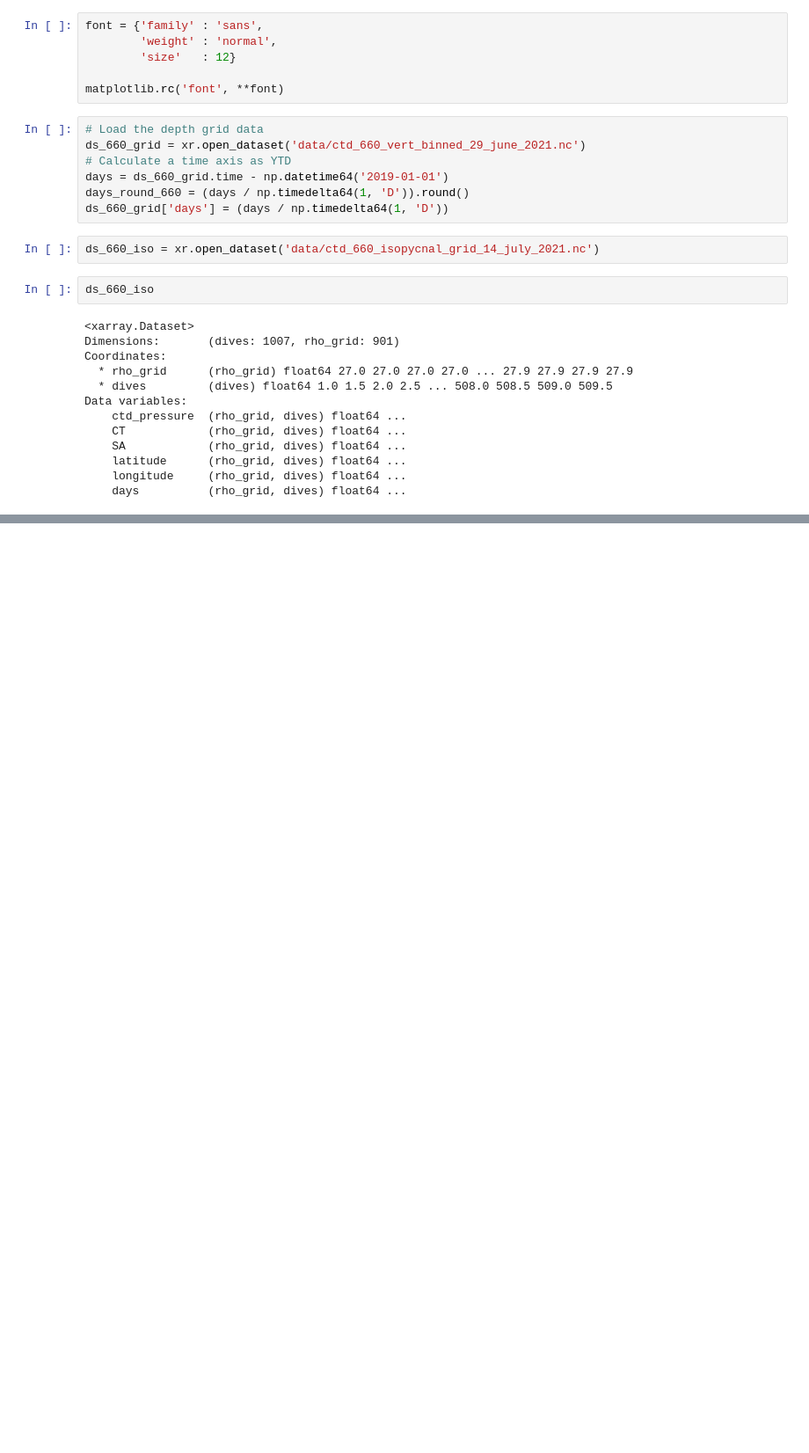
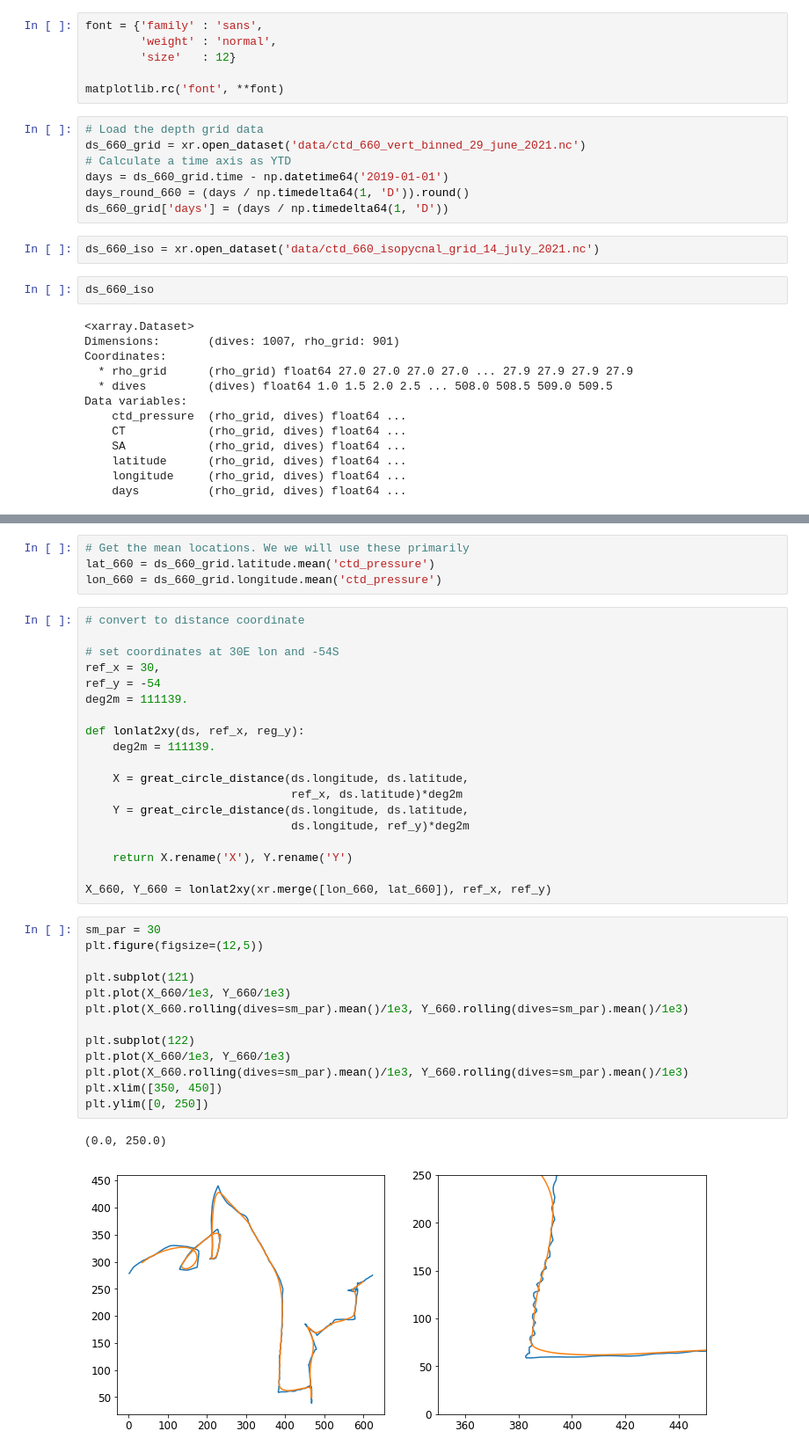
Before and after one commit to dhruvbalwada/sogos, a Jupyter notebook: notebooks/notebooks_variability_paper/wavenumber_spectra_straight_sections.ipynb, the cells around one changed output, grey strips where cells are left out. Shown at 88% size. Cells and saved outputs as stored; diff of their text form; blank space fills up the shorter version.

```diff
--- a/notebooks/notebooks_variability_paper/wavenumber_spectra.ipynb
+++ b/notebooks/notebooks_variability_paper/wavenumber_spectra_straight_sections.ipynb
@@ -62,0 +183,39 @@ Data variables:
+# %%
+# Get the mean locations. We we will use these primarily
+lat_660 = ds_660_grid.latitude.mean('ctd_pressure')
+lon_660 = ds_660_grid.longitude.mean('ctd_pressure')
+# %%
+# convert to distance coordinate
+
+# set coordinates at 30E lon and -54S
+ref_x = 30,
+ref_y = -54
+deg2m = 111139.
+
+def lonlat2xy(ds, ref_x, reg_y):
+    deg2m = 111139.
+
+    X = great_circle_distance(ds.longitude, ds.latitude,
+                              ref_x, ds.latitude)*deg2m
+    Y = great_circle_distance(ds.longitude, ds.latitude,
+                              ds.longitude, ref_y)*deg2m
+
+    return X.rename('X'), Y.rename('Y')
+
+X_660, Y_660 = lonlat2xy(xr.merge([lon_660, lat_660]), ref_x, ref_y)
+# %%
+sm_par = 30
+plt.figure(figsize=(12,5))
+
+plt.subplot(121)
+plt.plot(X_660/1e3, Y_660/1e3)
+plt.plot(X_660.rolling(dives=sm_par).mean()/1e3, Y_660.rolling(dives=sm_par).mean()/1e3)
+
+plt.subplot(122)
+plt.plot(X_660/1e3, Y_660/1e3)
+plt.plot(X_660.rolling(dives=sm_par).mean()/1e3, Y_660.rolling(dives=sm_par).mean()/1e3)
+plt.xlim([350, 450])
+plt.ylim([0, 250])
+# %% [output]
+(0.0, 250.0)
+[figure, added]
```
Also changed, not shown: parts of 13 cells of this notebook.
